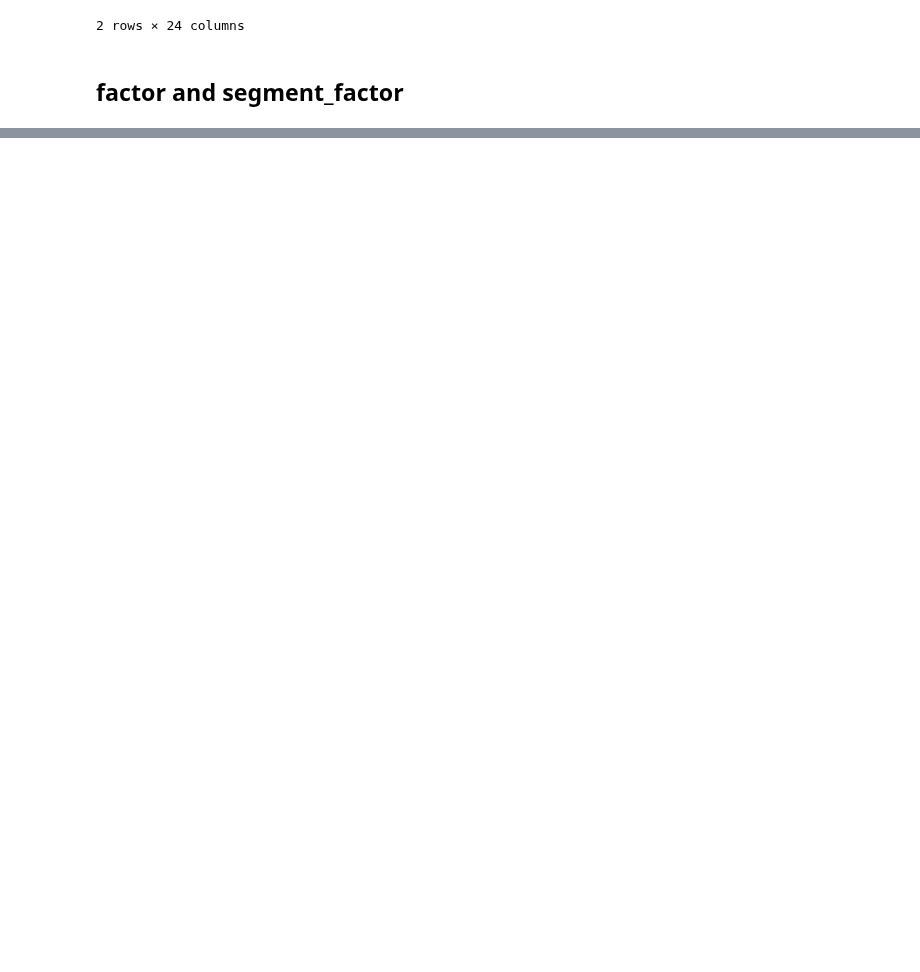
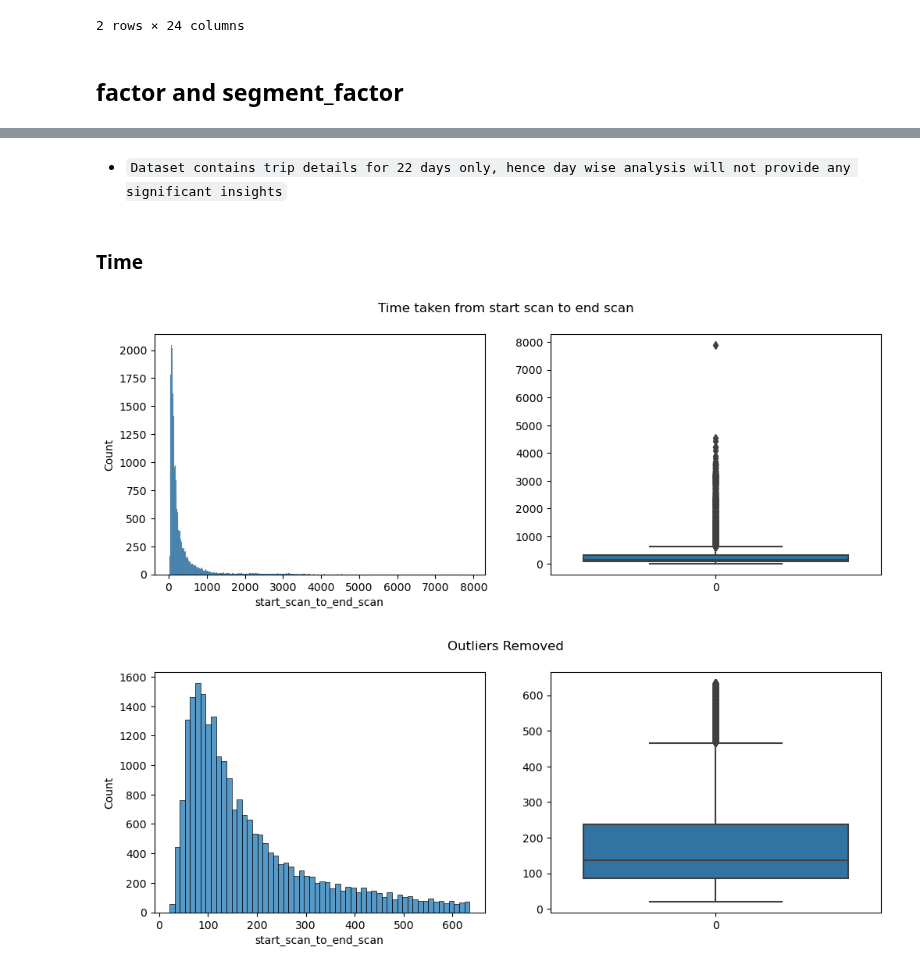
Before and after one commit to muthuganeshece/Business-Case-Study, a Jupyter notebook: Delhivery/Notebook/Delhivery_FeatureEngineering.ipynb, the cells around one changed output, grey strips where cells are left out. Cells and saved outputs as stored; diff of their text form; code cells hidden in the pictures; blank space fills up the shorter version.

```diff
--- a/Delhivery/Notebook/Delhivery_FeatureEngineering.ipynb
+++ b/Delhivery/Notebook/Delhivery_FeatureEngineering.ipynb
@@ -616,0 +615,23 @@ Text(0.5, 1.0, 'No. of trips by Route')
+# %% [markdown]
+- `Dataset contains trip details for 22 days only, hence day wise analysis will not provide any significant insights`
+# %% [markdown]
+### Time
+# %%
+def remove_outliers_iqr(df_col):
+    q1 = df_col.quantile(0.25)
+    q3 = df_col.quantile(0.75)
+    iqr = q3 - q1
+    return df_col[(df_col > (q1 - 1.5 * iqr)) & (df_col < (q3 + 1.5 * iqr))]
+# %%
+def plots1X2(df_col, title_str):
+    plt.figure(figsize=(12,4)).suptitle(title_str)
+    plt.subplot(1,2,1)
+    sns.histplot(df_col)
+    plt.subplot(1,2,2)
+    sns.boxplot(df_col)
+# %%
+plots1X2(df_trip['start_scan_to_end_scan'], "Time taken from start scan to end scan")
+plots1X2(remove_outliers_iqr(df_trip['start_scan_to_end_scan']).reset_index(drop=True), "Outliers Removed")
+# %% [output]
+[figure, added]
+[figure, added]
```
Also changed, not shown: parts of 89 cells of this notebook.
